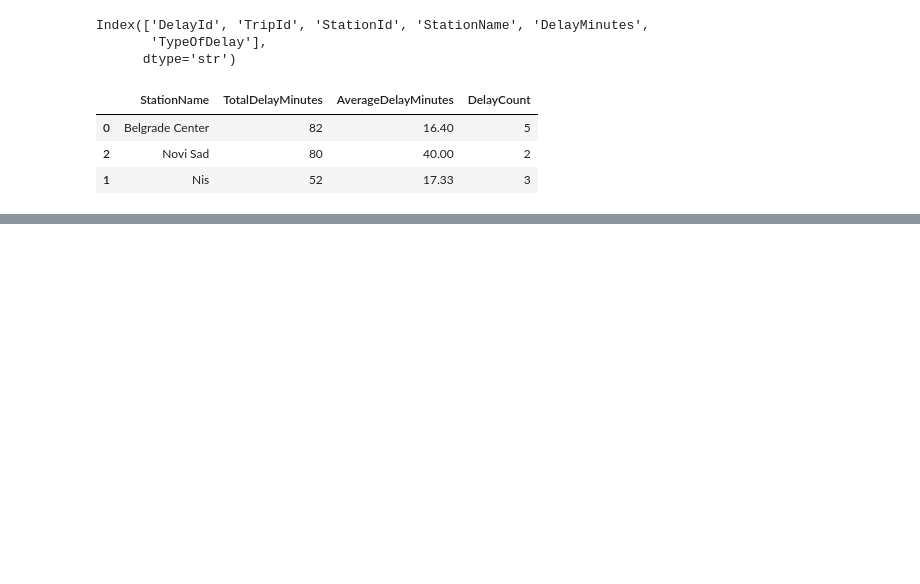
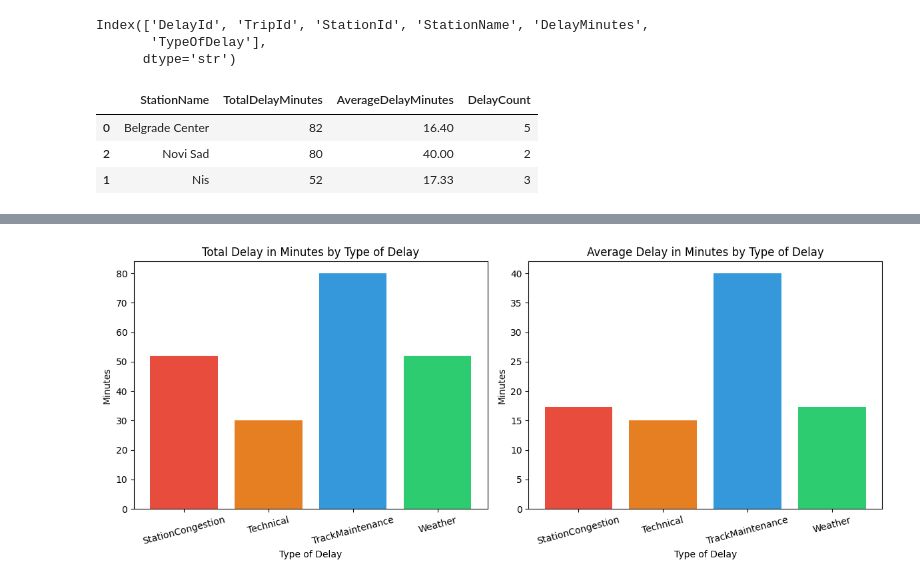
Before and after one commit to lukavlahovic/RailwayManagementSystemAPI, a Jupyter notebook: RailwayAnalytics/exploration.ipynb, the cells around one changed output, grey strips where cells are left out. Drawn from its saved outputs; the diff is of its cells as text; code cells hidden in the pictures; blank space fills up the shorter version.

```diff
--- a/RailwayAnalytics/exploration.ipynb
+++ b/RailwayAnalytics/exploration.ipynb
@@ -274,0 +379,24 @@ Error:
+# %%
+colors = ["#e74c3c", "#e67e22", "#3498db", "#2ecc71", "#9b59b6", "#1abc9c", "#f39c12"]
+n = len(delays_by_type_of_delay)
+
+fig, axis = plt.subplots(1, 2, figsize=(12, 5))
+
+axis[0].bar(delays_by_type_of_delay["TypeOfDelay"], delays_by_type_of_delay["TotalDelay"], color=colors[:n])
+axis[0].set_title("Total Delay in Minutes by Type of Delay")
+axis[0].set_xlabel("Type of Delay")
+axis[0].tick_params(axis="x", rotation=15)
+axis[0].set_ylabel("Minutes")
+
+axis[1].bar(delays_by_type_of_delay["TypeOfDelay"], delays_by_type_of_delay["AverageDelay"], color=colors[:n])
+axis[1].set_title("Average Delay in Minutes by Type of Delay")
+axis[1].set_xlabel("Type of Delay")
+axis[1].tick_params(axis="x", rotation=15)
+axis[1].set_ylabel("Minutes")
+
+plt.tight_layout()
+chart_delay_type = save_chart(fig)
+plt.show()
+plt.close()
+# %% [output]
+[figure, added]
```
Also changed, not shown: parts of 13 cells of this notebook, 14 other files.
